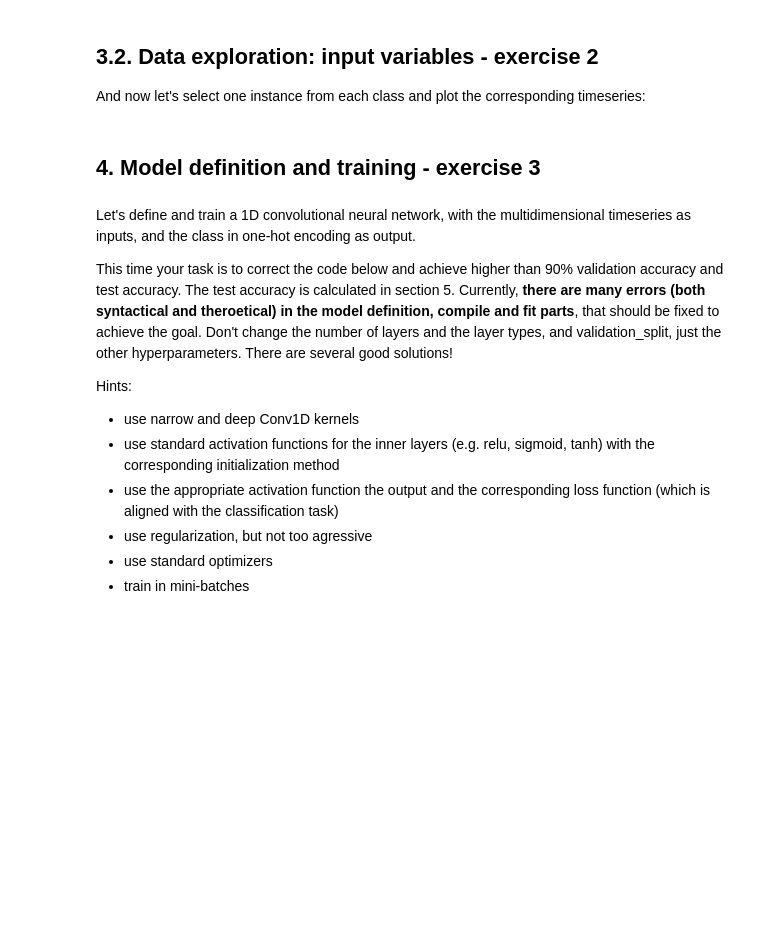
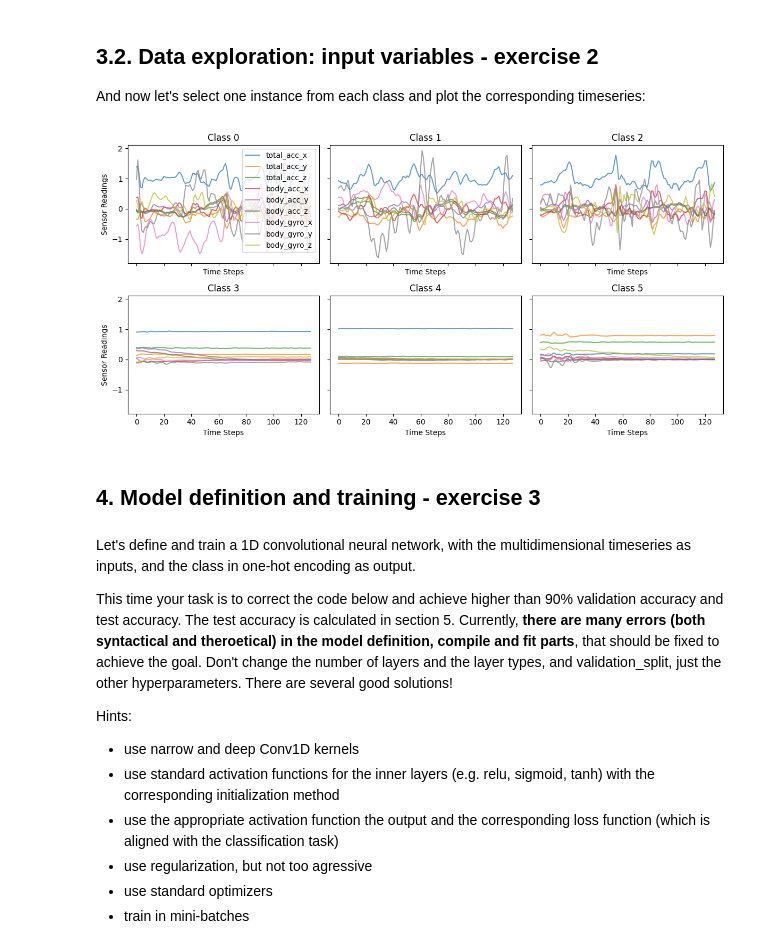
Before and after one commit to DhyeyMavani2003/dhyey-AIT-deep-learning-assignments-repo, a Jupyter notebook: Dhyey's_Copy_of_08_1D_CNN_activity_recognition_assessment.ipynb, the cells around one changed output. Saved outputs shown, nothing was run; the diff lists cells and outputs as text; code cells hidden in the pictures; blank space fills up the shorter version.

```diff
--- a/Dhyey's_Copy_of_08_1D_CNN_activity_recognition_assessment.ipynb
+++ b/Dhyey's_Copy_of_08_1D_CNN_activity_recognition_assessment.ipynb
@@ -109,15 +120,43 @@ sns.histplot(np.argmax(Y_train,axis=1))
 ## 3.2. Data exploration: input variables - exercise 2
 And now let's select one instance from each class and plot the corresponding timeseries:
 # %%
+"""
 fig, axs = plt.subplots(nrows=2, ncols=3, figsize=(12, 6))
 
 for i in range(2): # row
   for k in range(3): # column
     for l in range(X_train.shape[2]): # dimensons to be displayed
       class_no=i*2+k
       axs[i,k].plot(<TODO: select the input sequence of one instance from class #class_no>)
       axs[i,k].title.set_text("Class "+str(class_no))
 plt.legend()
+"""
+
+fig, axs = plt.subplots(nrows=2, ncols=3, figsize=(12, 6), sharex=True, sharey=True)
+
+# Labels for legend
+labels = ['total_acc_x', 'total_acc_y', 'total_acc_z', 'body_acc_x', 'body_acc_y', 'body_acc_z', 'body_gyro_x', 'body_gyro_y', 'body_gyro_z']
+
+for i in range(2):  # row
+    for k in range(3):  # column
+        class_no = i*3 + k
+        # Find an instance of the given class
+        instance_index = np.argmax(Y_train[:, class_no] == 1)
+        for l in range(X_train.shape[2]):  # dimensions to be displayed
+            # Plot the l-th dimension of the instance
+            axs[i, k].plot(X_train[instance_index, :, l], label=labels[l] if i == 0 and k == 0 else "", alpha=0.7)
+        axs[i, k].title.set_text("Class " + str(class_no))
+        axs[i, k].set_xlabel('Time Steps')
+        if k == 0:
+            axs[i, k].set_ylabel('Sensor Readings')
+
+# Adding legend to the first subplot
+axs[0, 0].legend(loc='upper right')
+
+plt.tight_layout()
+plt.show()
+# %% [output]
+[figure, added]
 # %% [markdown]
 ## 4. Model definition and training - exercise 3
 # %% [markdown]
```
Also changed, not shown: parts of 16 cells of this notebook.
